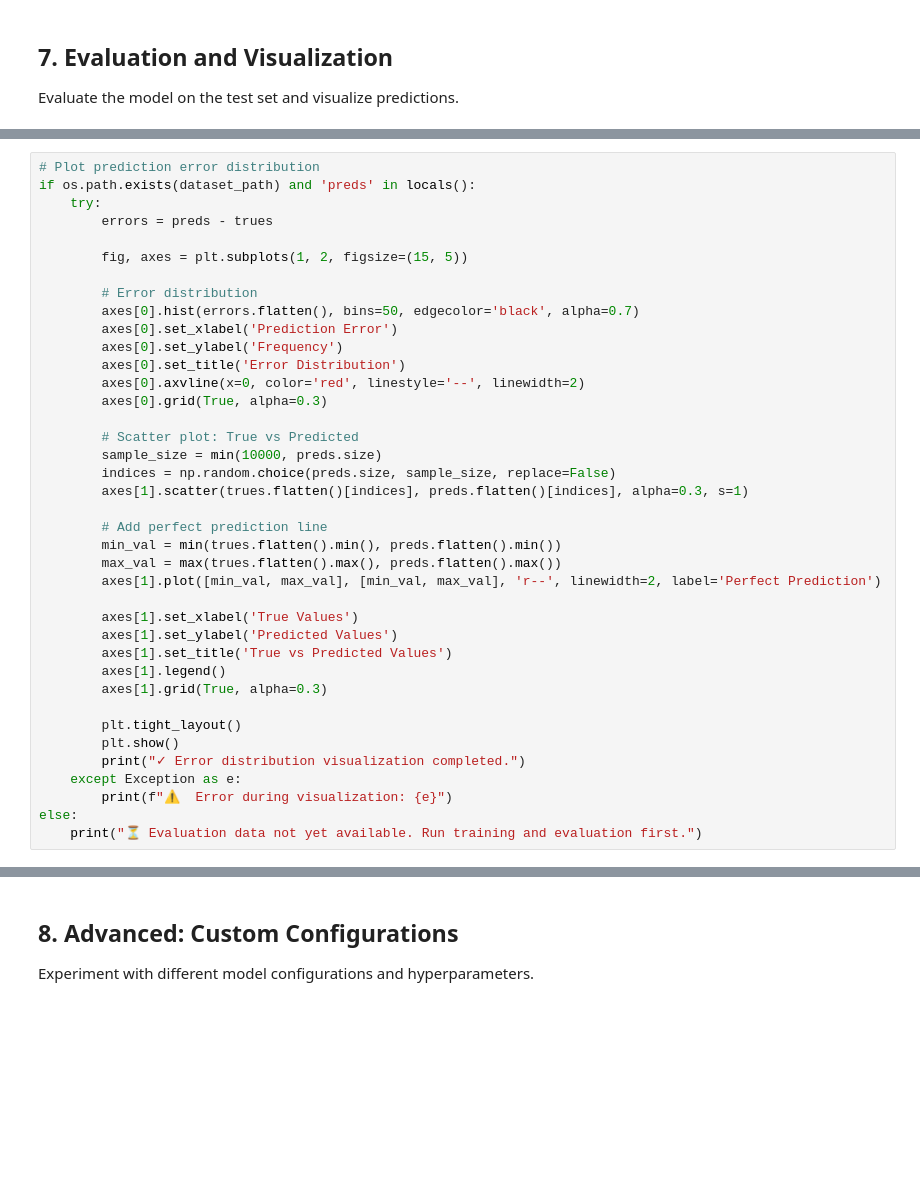
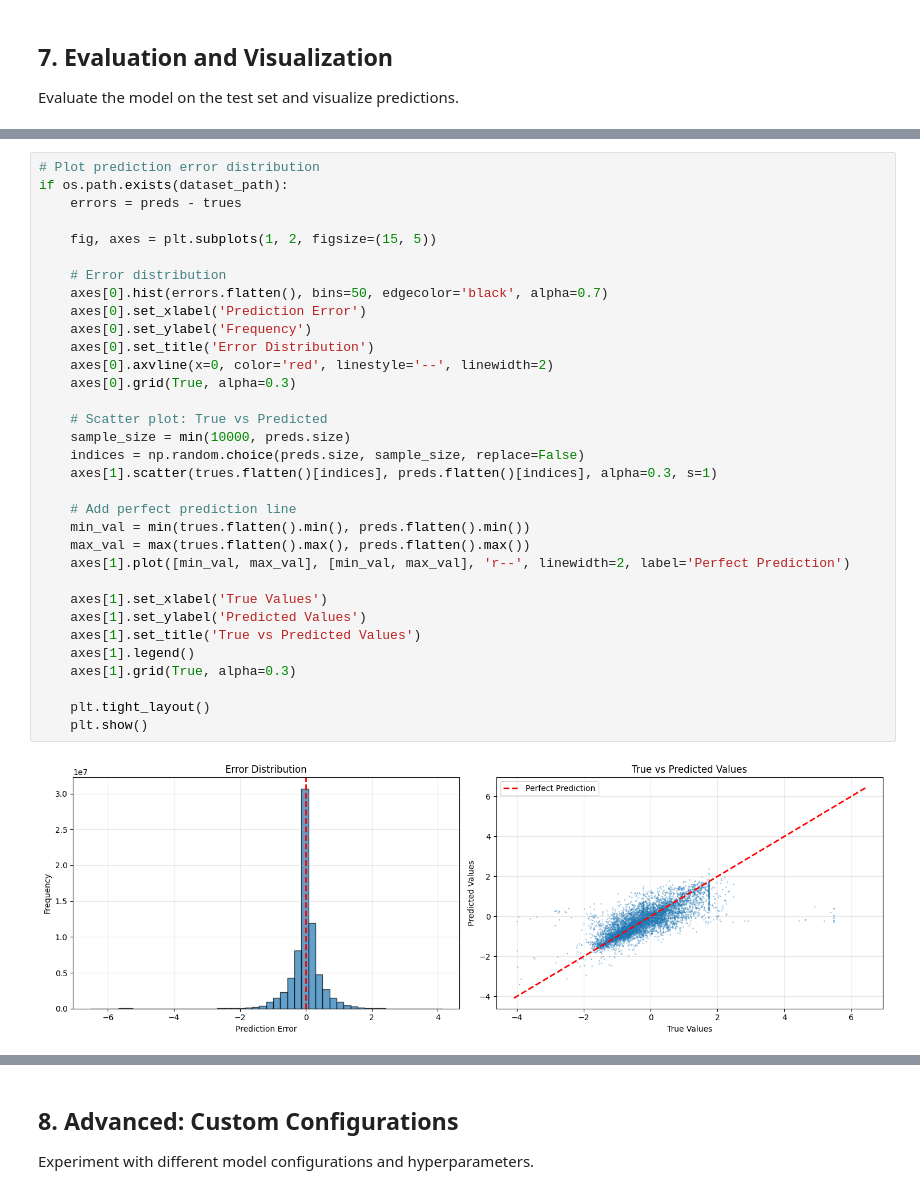
Before and after one commit to MSISCapstone/MSVLPatchTST, a Jupyter notebook: notebooks/PatchTST_Original.ipynb, the cells around one changed output, grey strips where cells are left out. Cells and saved outputs as stored; diff of their text form; blank space fills up the shorter version.

```diff
--- a/notebooks/PatchTST_Original.ipynb
+++ b/notebooks/PatchTST_Original.ipynb
@@ -955,40 +749,36 @@ else:
 # %%
 # Plot prediction error distribution
-if os.path.exists(dataset_path) and 'preds' in locals():
-    try:
-        errors = preds - trues
+if os.path.exists(dataset_path):
+    errors = preds - trues
 
-        fig, axes = plt.subplots(1, 2, figsize=(15, 5))
+    fig, axes = plt.subplots(1, 2, figsize=(15, 5))
 
-        # Error distribution
-        axes[0].hist(errors.flatten(), bins=50, edgecolor='black', alpha=0.7)
-        axes[0].set_xlabel('Prediction Error')
-        axes[0].set_ylabel('Frequency')
-        axes[0].set_title('Error Distribution')
-        axes[0].axvline(x=0, color='red', linestyle='--', linewidth=2)
-        axes[0].grid(True, alpha=0.3)
+    # Error distribution
+    axes[0].hist(errors.flatten(), bins=50, edgecolor='black', alpha=0.7)
+    axes[0].set_xlabel('Prediction Error')
+    axes[0].set_ylabel('Frequency')
+    axes[0].set_title('Error Distribution')
+    axes[0].axvline(x=0, color='red', linestyle='--', linewidth=2)
+    axes[0].grid(True, alpha=0.3)
 
-        # Scatter plot: True vs Predicted
-        sample_size = min(10000, preds.size)
-        indices = np.random.choice(preds.size, sample_size, replace=False)
-        axes[1].scatter(trues.flatten()[indices], preds.flatten()[indices], alpha=0.3, s=1)
+    # Scatter plot: True vs Predicted
+    sample_size = min(10000, preds.size)
+    indices = np.random.choice(preds.size, sample_size, replace=False)
+    axes[1].scatter(trues.flatten()[indices], preds.flatten()[indices], alpha=0.3, s=1)
 
-        # Add perfect prediction line
-        min_val = min(trues.flatten().min(), preds.flatten().min())
-        max_val = max(trues.flatten().max(), preds.flatten().max())
-        axes[1].plot([min_val, max_val], [min_val, max_val], 'r--', linewidth=2, label='Perfect Prediction')
+    # Add perfect prediction line
+    min_val = min(trues.flatten().min(), preds.flatten().min())
+    max_val = max(trues.flatten().max(), preds.flatten().max())
+    axes[1].plot([min_val, max_val], [min_val, max_val], 'r--', linewidth=2, label='Perfect Prediction')
 
-        axes[1].set_xlabel('True Values')
-        axes[1].set_ylabel('Predicted Values')
-        axes[1].set_title('True vs Predicted Values')
-        axes[1].legend()
-        axes[1].grid(True, alpha=0.3)
+    axes[1].set_xlabel('True Values')
+    axes[1].set_ylabel('Predicted Values')
+    axes[1].set_title('True vs Predicted Values')
+    axes[1].legend()
+    axes[1].grid(True, alpha=0.3)
 
-        plt.tight_layout()
-        plt.show()
-        print("✓ Error distribution visualization completed.")
-    except Exception as e:
-        print(f"⚠️  Error during visualization: {e}")
-else:
-    print("⏳ Evaluation data not yet available. Run training and evaluation first.")
+    plt.tight_layout()
+    plt.show()
+# %% [output]
+[figure, added]
 # %%
```
Also changed, not shown: parts of 23 cells of this notebook, 6 other files.
